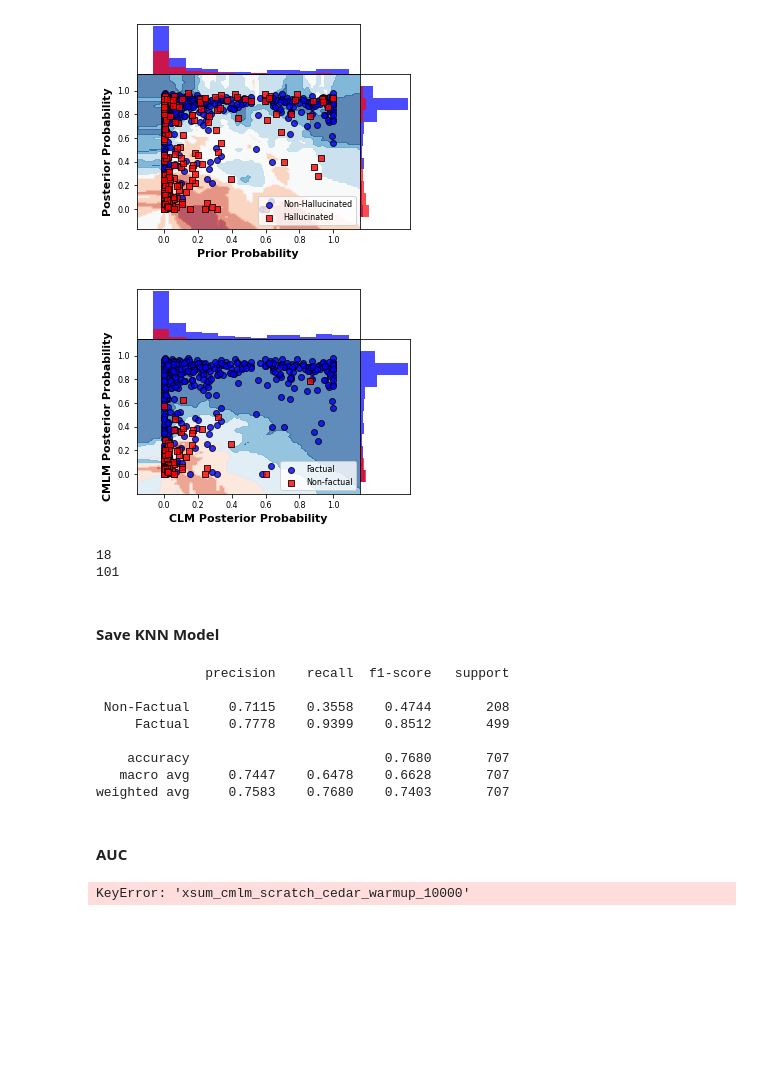
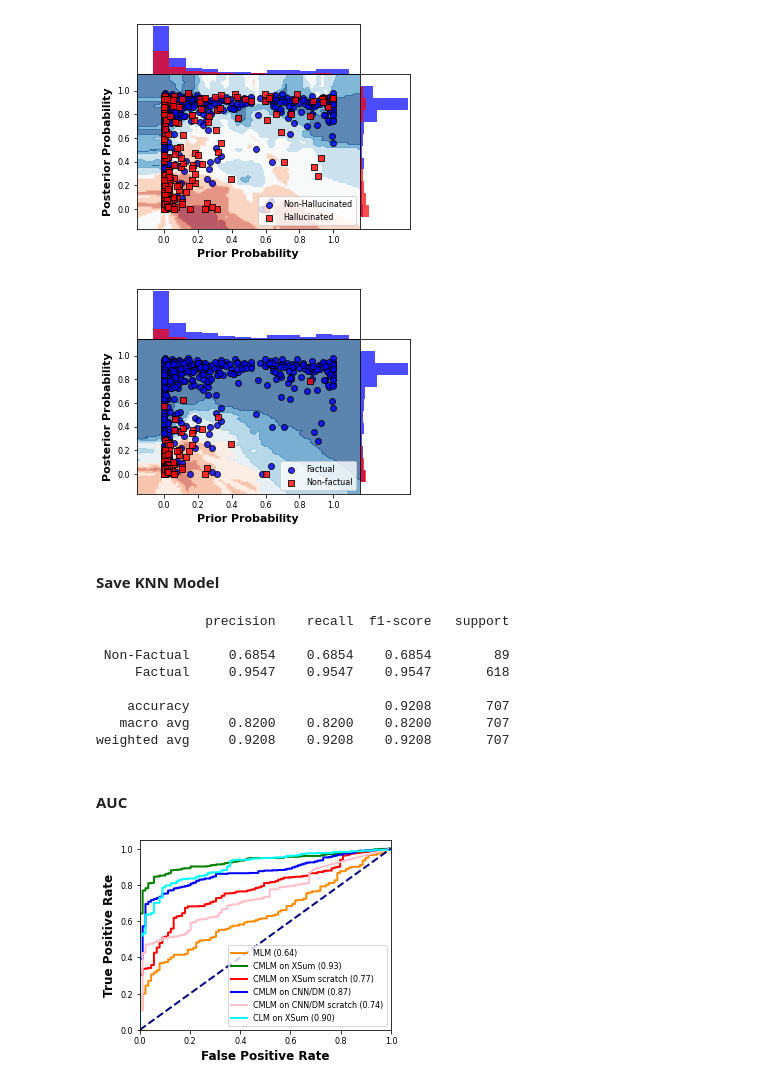
Before and after one commit to mcao610/hallucination_detection, a Jupyter notebook: notebooks/probability_analysis.ipynb, the cells around one changed output. Saved outputs shown, nothing was run; the diff lists cells and outputs as text; code cells hidden in the pictures; blank space fills up the shorter version.

```diff
--- a/notebooks/probability_analysis.ipynb
+++ b/notebooks/probability_analysis.ipynb
@@ -56,7 +56,7 @@ prior_posterior = []
 for d in data:
     for e in d['ents']:
         e['id'] = d['id']
-        e['prior'] = e['bart.large']
+        e['prior'] = e['cnndm_cmlm_cedar']
         e['posterior'] = e['xsum_cmlm_bos']
         prior_posterior.append(e)
 # %%
@@ -412,24 +596,11 @@ plot('Hallucination Entity Classification',
 # %% [output]
 [figure]
 # %%
-plot('compare_mlm_and_cmlm', posterior_probabilities, prior_probabilities, factual_label, n_neighbors=12,
+plot('factuality_class', posterior_probabilities, prior_probabilities, factual_label, n_neighbors=20,
      fig_size=(4.5, 3.5), colors=['red', 'blue'], legend_labels=['Non-factual', 'Factual'],
-     x_label='CLM Posterior Probability', y_label='CMLM Posterior Probability', save_figure=True)
+     x_label='Prior Probability', y_label='Posterior Probability', save_figure=True)
 # %% [output]
-[figure, old version]
+[figure, new version]
-# %%
-down, up = 0, 0
-for p in prior_posterior:
-    if p['label'] == 1:
-        if p['prior'] > p['posterior']:
-            down += 1
-        else:
-            up += 1
-print(down)
-print(up)
-# %% [output]
-18
-101
 # %% [markdown]
 #### Save KNN Model
 # %%
@@ -455,12 +630,12 @@ preds = knn_classifier.predict(np.array(np.vstack([posterior_probabilities, prio
 # %%
-print(classification_report(hallucination_label_reverse, knn_preds, target_names=['Non-Factual', 'Factual'], digits=4))
+print(classification_report(factual_label, preds, target_names=['Non-Factual', 'Factual'], digits=4))
 # %% [output]
               precision    recall  f1-score   support
 
- Non-Factual     0.7115    0.3558    0.4744       208
-     Factual     0.7778    0.9399    0.8512       499
+ Non-Factual     0.6854    0.6854    0.6854        89
+     Factual     0.9547    0.9547    0.9547       618
 
-    accuracy                         0.7680       707
-   macro avg     0.7447    0.6478    0.6628       707
-weighted avg     0.7583    0.7680    0.7403       707
+    accuracy                         0.9208       707
+   macro avg     0.8200    0.8200    0.8200       707
+weighted avg     0.9208    0.9208    0.9208       707
 # %%
@@ -477,18 +651,18 @@ for p in prior_posterior:
     if p['label'] is not None and p['label'] != 3:
         p1.append(p['bart.large'])
         p2.append(p['xsum_cmlm_bos'])
-        p3.append(p['xsum_cmlm_scratch_cedar_warmup_10000'])
+        p3.append(p['xsum_cmlm_scratch_cedar_warmup_20000'])
         p4.append(p['cnndm_cmlm_cedar'])
         p5.append(p['cnndm_cmlm_scratch_cedar_warmup_10000'])
         p6.append(p['bart.large.xsum'])
-        p7.append(p['bart.large.cnn'])
+#         p7.append(p['bart.large.cnn'])
 
 assert len(p1) == len(factual_label)
-# %% [output]
-KeyError: 'xsum_cmlm_scratch_cedar_warmup_10000'
 # %%
 draw_auc(factual_label,
-         [p1, p2, p3, p4, p5, p6, p7],
-         ['MLM', 'CMLM on XSum', 'CMLM on XSum scratch', 'CMLM on CNN/DM', 'CMLM on CNN/DM scratch', 'CLM on XSum', 'CLM on CNN/DM'],
-         ['darkorange', 'green', 'red', 'blue', 'pink', 'aqua', 'tab:purple'])
+         [p1, p2, p3, p4, p5, p6],
+         ['MLM', 'CMLM on XSum', 'CMLM on XSum scratch', 'CMLM on CNN/DM', 'CMLM on CNN/DM scratch', 'CLM on XSum'],
+         ['darkorange', 'green', 'red', 'blue', 'pink', 'aqua'])
+# %% [output]
+[figure, added]
 # %%
```
Also changed, not shown: parts of 28 cells of this notebook, 3 other files.
